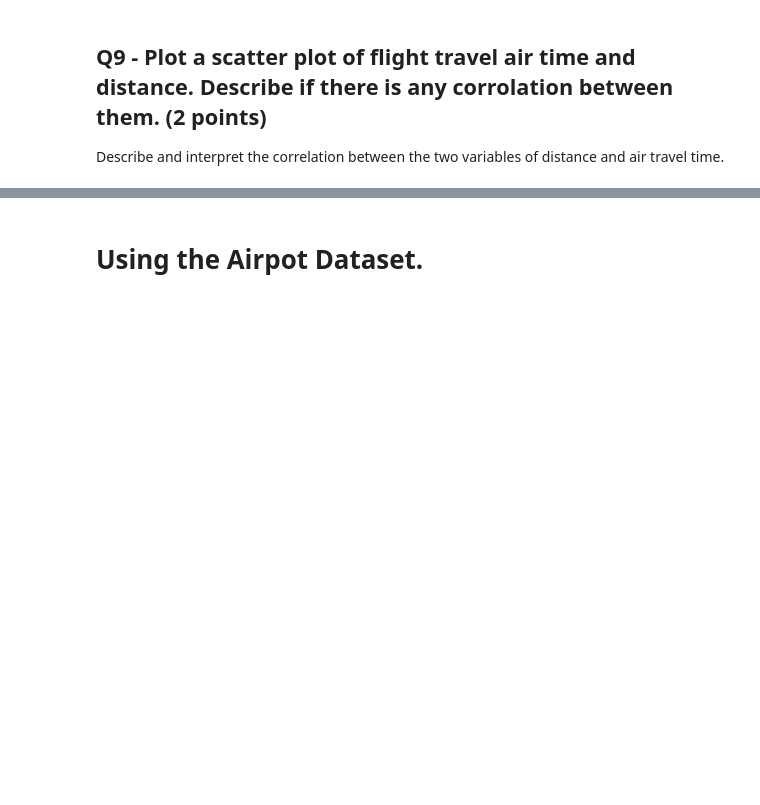
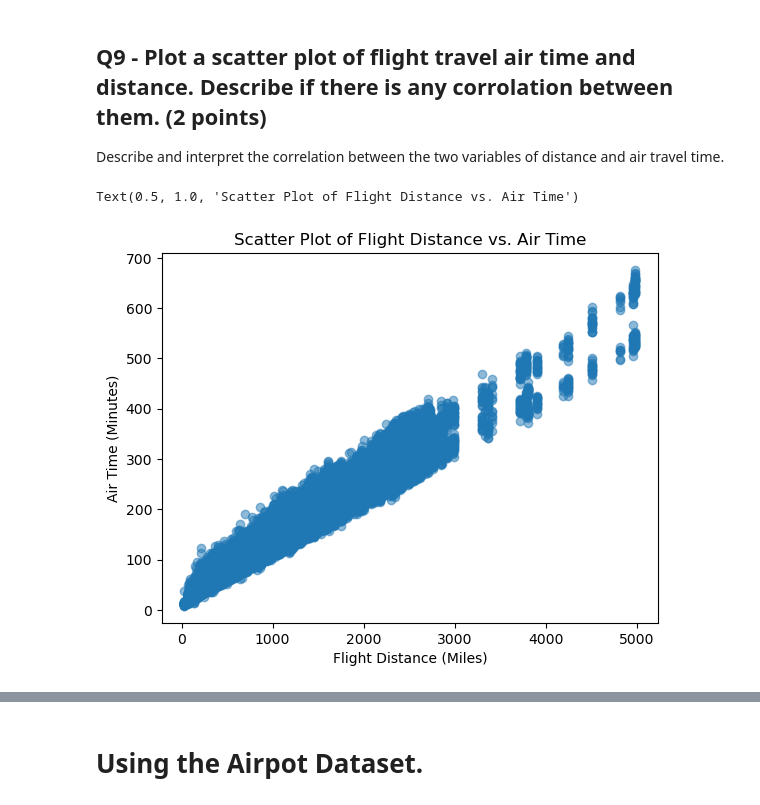
Before and after one commit to dylanxlam/data_science_practice_and_skills, a Jupyter notebook: 329e_HW01_Spring24.ipynb, the cells around one changed output, grey strips where cells are left out. Cells and saved outputs as stored; diff of their text form; code cells hidden in the pictures; blank space fills up the shorter version.

```diff
--- a/329e_HW01_Spring24.ipynb
+++ b/329e_HW01_Spring24.ipynb
@@ -218,4 +161,10 @@ cancels_by_origin.nlargest(5, columns = 'CANCELLED')
 
 Describe and interpret the correlation between the two variables of distance and air travel time.
 # %%
-# Add your code here!
+plt.scatter(df['DISTANCE'], df['AIR_TIME'], alpha = .5) # Alpha for transparency adjustment
+plt.xlabel('Flight Distance (Miles)')
+plt.ylabel('Air Time (Minutes)')
+plt.title('Scatter Plot of Flight Distance vs. Air Time')
+# %% [output]
+Text(0.5, 1.0, 'Scatter Plot of Flight Distance vs. Air Time')
+[figure, added]
```
Also changed, not shown: parts of 15 cells of this notebook, 1 other file.
